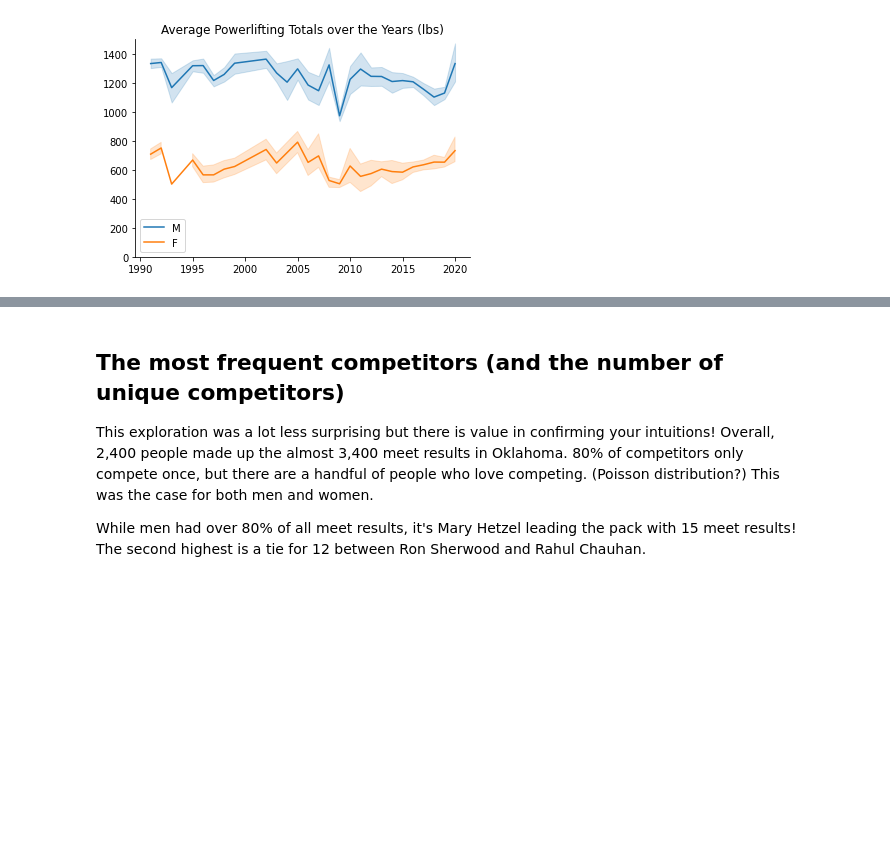
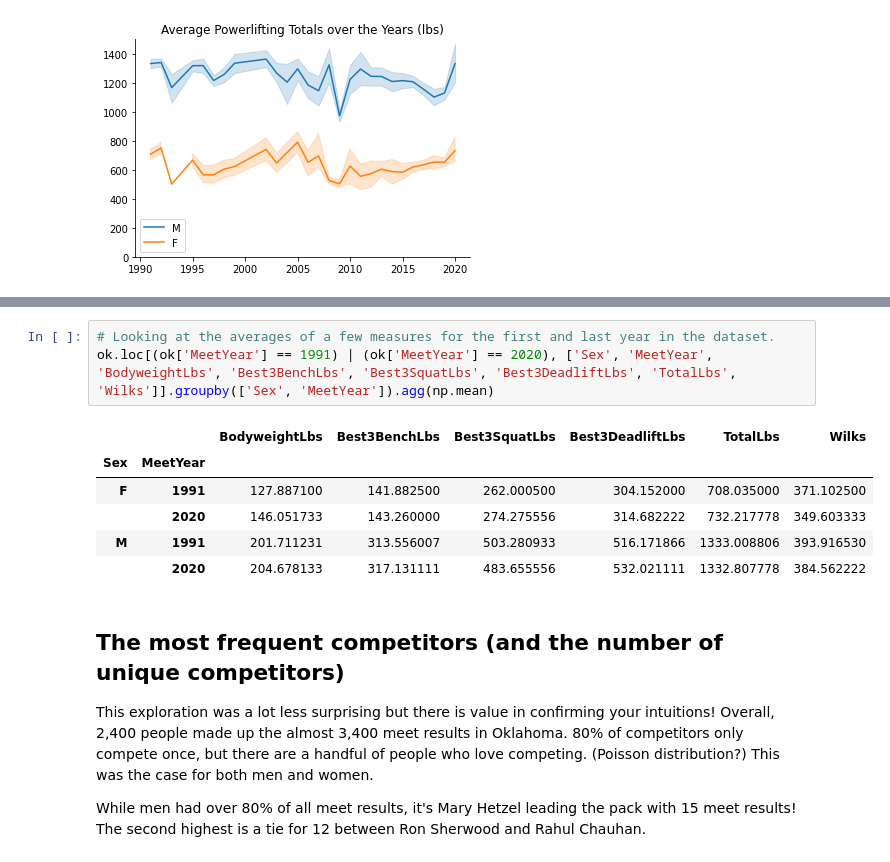
Before and after one commit to inunoriginal1/OpenPowerlifting, a Jupyter notebook: main.ipynb, the cells around one changed output, grey strips where cells are left out. Saved outputs shown, nothing was run; the diff lists cells and outputs as text; blank space fills up the shorter version.

```diff
--- a/main.ipynb
+++ b/main.ipynb
@@ -832,3 +849,13 @@ label_and_despine('Average Powerlifting Totals over the Years (lbs)')
+# %%
+# Looking at the averages of a few measures for the first and last year in the dataset.
+ok.loc[(ok['MeetYear'] == 1991) | (ok['MeetYear'] == 2020), ['Sex', 'MeetYear', 'BodyweightLbs', 'Best3BenchLbs', 'Best3SquatLbs', 'Best3DeadliftLbs', 'TotalLbs', 'Wilks']].groupby(['Sex', 'MeetYear']).agg(np.mean)
+# %% [output]
+|  |  | BodyweightLbs | Best3BenchLbs | Best3SquatLbs | Best3DeadliftLbs | TotalLbs | Wilks |
+| Sex | MeetYear |  |  |  |  |  |  |
+| F | 1991 | 127.887100 | 141.882500 | 262.000500 | 304.152000 | 708.035000 | 371.102500 |
+|  | 2020 | 146.051733 | 143.260000 | 274.275556 | 314.682222 | 732.217778 | 349.603333 |
+| M | 1991 | 201.711231 | 313.556007 | 503.280933 | 516.171866 | 1333.008806 | 393.916530 |
+|  | 2020 | 204.678133 | 317.131111 | 483.655556 | 532.021111 | 1332.807778 | 384.562222 |
 # %% [markdown]
 ## The most frequent competitors (and the number of unique competitors)
 
```
Also changed, not shown: parts of 21 cells of this notebook.
